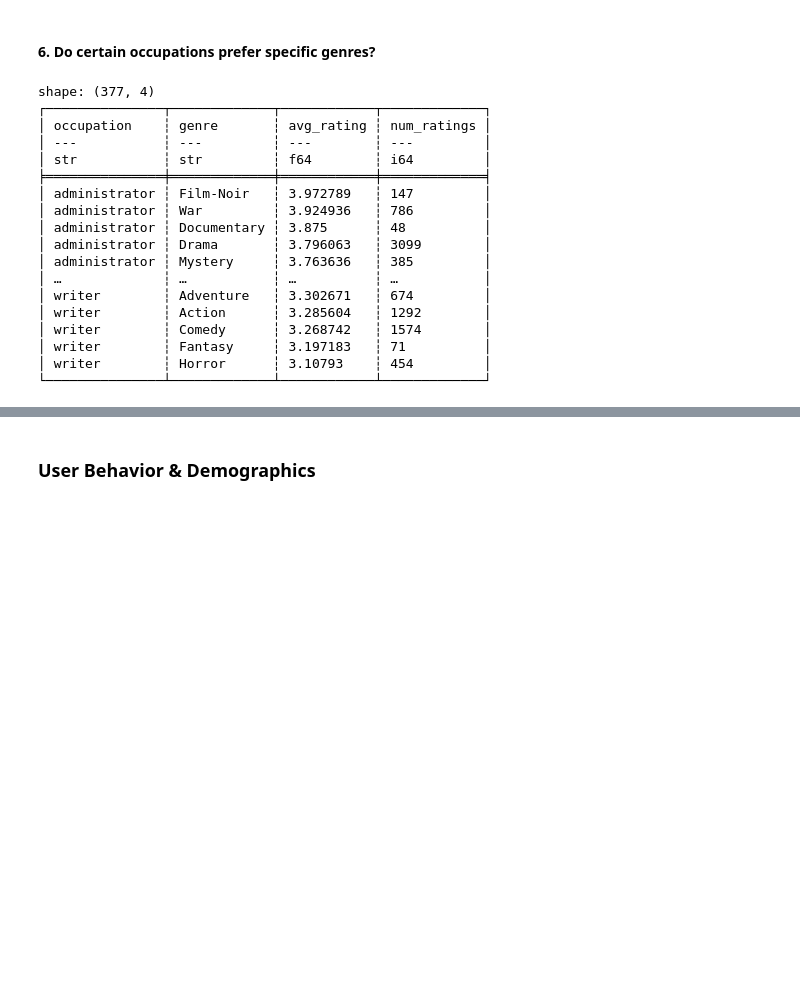
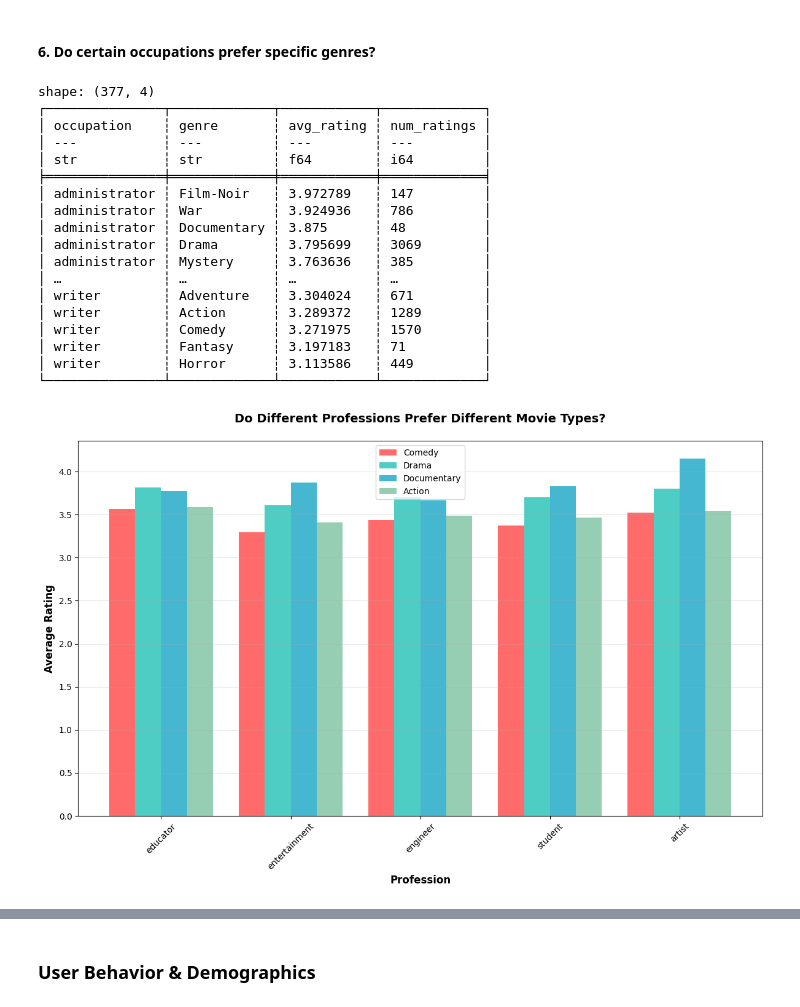
Before and after one commit to GoncaloBento/movielens-aws-duckdb, a Jupyter notebook: notebooks/data_base_handler.ipynb, the cells around one changed output, grey strips where cells are left out. Drawn from its saved outputs; the diff is of its cells as text; code cells hidden in the pictures; blank space fills up the shorter version.

```diff
--- a/notebooks/data_base_handler.ipynb
+++ b/notebooks/data_base_handler.ipynb
@@ -881,11 +879,13 @@ genre_cols = ['Action', 'Adventure', 'Animation', "Childrens", 'Comedy', 'Crime'
 
 # Build SQL UNION ALL to unpivot genres
 unpivot_sql = " UNION ALL ".join([
-    f'SELECT u.occupation, r.rating, \'{g}\' AS genre '
-    f'FROM ratings_table r '
-    f'JOIN users_table u ON r.userId = u.userId '
-    f'JOIN movies m ON r.movieId = m.movieId '
-    f'WHERE m."{g}" = 1'
+    f"""
+    SELECT u.occupation, r.rating, '{g}' AS genre
+    FROM ratings_table r
+    JOIN users_table u ON r.userId = u.user_id
+    JOIN movies m ON r.movieId = m.movieId
+    WHERE m."{g}" = 1
+    """
     for g in genre_cols
 ])
 
@@ -898,7 +898,6 @@ GROUP BY occupation, genre
 ORDER BY occupation, avg_rating DESC
 """
 
-# Execute and get result as Polars DataFrame
 df_result = conn.execute(sql).pl()
 print(df_result)
 # %% [output]
@@ -911,12 +910,54 @@ shape: (377, 4)
 │ administrator ┆ Film-Noir   ┆ 3.972789   ┆ 147         │
 │ administrator ┆ War         ┆ 3.924936   ┆ 786         │
 │ administrator ┆ Documentary ┆ 3.875      ┆ 48          │
-│ administrator ┆ Drama       ┆ 3.796063   ┆ 3099        │
+│ administrator ┆ Drama       ┆ 3.795699   ┆ 3069        │
 │ administrator ┆ Mystery     ┆ 3.763636   ┆ 385         │
 │ …             ┆ …           ┆ …          ┆ …           │
-│ writer        ┆ Adventure   ┆ 3.302671   ┆ 674         │
-│ writer        ┆ Action      ┆ 3.285604   ┆ 1292        │
-│ writer        ┆ Comedy      ┆ 3.268742   ┆ 1574        │
+│ writer        ┆ Adventure   ┆ 3.304024   ┆ 671         │
+│ writer        ┆ Action      ┆ 3.289372   ┆ 1289        │
+│ writer        ┆ Comedy      ┆ 3.271975   ┆ 1570        │
 │ writer        ┆ Fantasy     ┆ 3.197183   ┆ 71          │
-│ writer        ┆ Horror      ┆ 3.10793    ┆ 454         │
+│ writer        ┆ Horror      ┆ 3.113586   ┆ 449         │
 └───────────────┴─────────────┴────────────┴─────────────┘
+# %%
+# Select interesting professions and genres for comparison
+selected_occupations = ['educator', 'entertainment', 'engineer', 'student', 'artist']
+selected_genres = ['Comedy', 'Drama', 'Documentary', 'Action']
+
+# Filter data
+filtered_data = df_result.filter(
+    pl.col('occupation').is_in(selected_occupations) &
+    pl.col('genre').is_in(selected_genres)
+)
+
+# Convert to pandas for easier plotting with matplotlib/seaborn
+plot_data = filtered_data.to_pandas()
+
+# Create the visualization
+plt.figure(figsize=(12, 8))
+
+# Create grouped bar chart
+x_pos = np.arange(len(selected_occupations))
+bar_width = 0.2
+colors = ['#FF6B6B', '#4ECDC4', '#45B7D1', '#96CEB4']
+
+for i, genre in enumerate(selected_genres):
+    genre_data = plot_data[plot_data['genre'] == genre]
+    ratings = [genre_data[genre_data['occupation'] == occ]['avg_rating'].values[0]
+               if not genre_data[genre_data['occupation'] == occ].empty else 0
+               for occ in selected_occupations]
+
+    plt.bar(x_pos + i * bar_width, ratings, bar_width,
+             label=genre, color=colors[i % len(colors)])
+
+plt.xlabel('Profession', fontsize=12, fontweight='bold')
+plt.ylabel('Average Rating', fontsize=12, fontweight='bold')
+plt.title('Do Different Professions Prefer Different Movie Types?\n',
+          fontsize=14, fontweight='bold')
+plt.xticks(x_pos + bar_width * 1.5, selected_occupations, rotation=45)
+plt.legend()
+plt.grid(axis='y', alpha=0.3)
+plt.tight_layout()
+plt.show()
+# %% [output]
+[figure, added]
```
Also changed, not shown: parts of 27 cells of this notebook, 6 other files.
